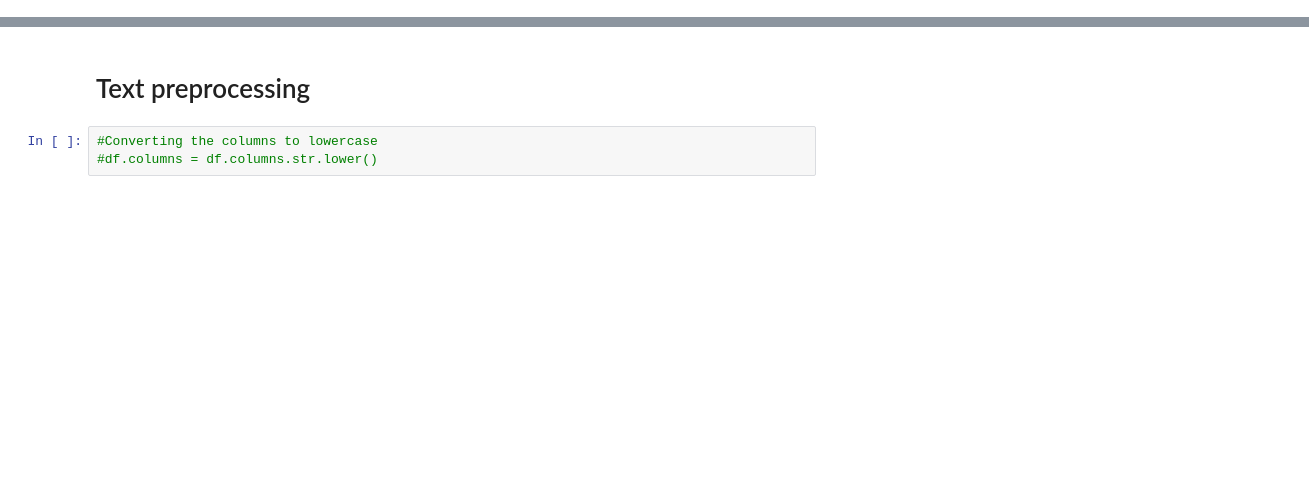
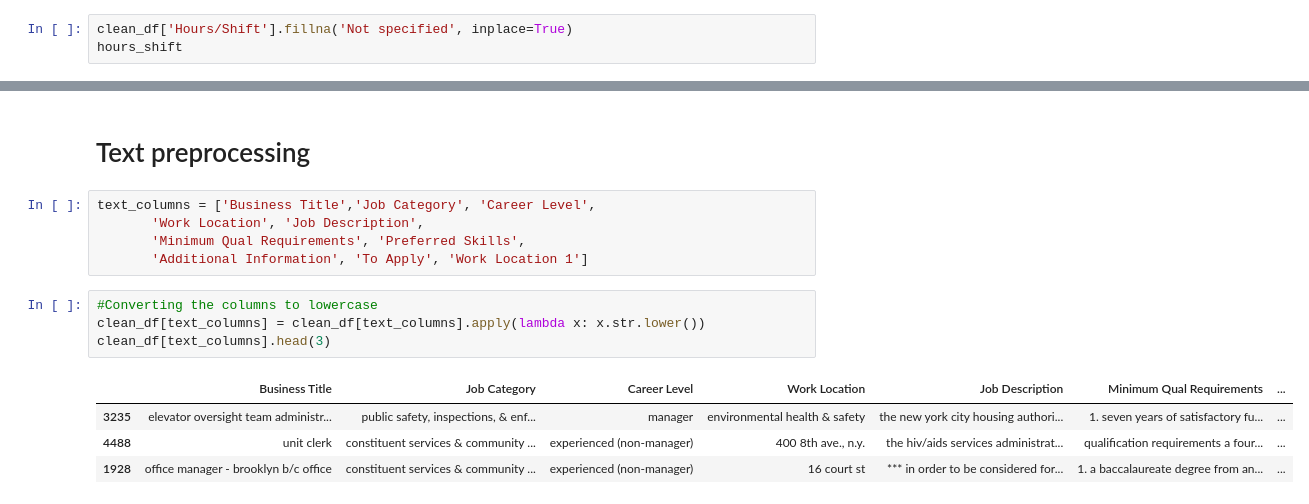
Before and after one commit to ephalt/job-listing-classification-NLP, a Jupyter notebook: Notebook/Job-listing-classification-NLP.ipynb, the cells around one changed output, grey strips where cells are left out. Cells and saved outputs as stored; diff of their text form; blank space fills up the shorter version.

Commit message:
text preprocessing

```diff
--- a/Notebook/Job-listing-classification-NLP.ipynb
+++ b/Notebook/Job-listing-classification-NLP.ipynb
@@ -232,0 +297,3 @@ Name: Work Location, Length: 382, dtype: int64
+# %%
+clean_df['Hours/Shift'].fillna('Not specified', inplace=True)
+hours_shift
@@ -233,5 +313,16 @@ Name: Work Location, Length: 382, dtype: int64
 # %% [markdown]
 # Text preprocessing
-# %%
-#Converting the columns to lowercase
-#df.columns = df.columns.str.lower()
+# %%
+text_columns = ['Business Title','Job Category', 'Career Level',
+       'Work Location', 'Job Description',
+       'Minimum Qual Requirements', 'Preferred Skills',
+       'Additional Information', 'To Apply', 'Work Location 1']
+# %%
+#Converting the columns to lowercase
+clean_df[text_columns] = clean_df[text_columns].apply(lambda x: x.str.lower())
+clean_df[text_columns].head(3)
+# %% [output]
+|  | Business Title | Job Category | Career Level | Work Location | Job Description | Minimum Qual Requirements | ... |
+| 3235 | elevator oversight team administr... | public safety, inspections, & enf... | manager | environmental health & safety | the new york city housing authori... | 1. seven years of satisfactory fu... | ... |
+| 4488 | unit clerk | constituent services & community ... | experienced (non-manager) | 400 8th ave., n.y. | the hiv/aids services administrat... | qualification requirements a four... | ... |
+| 1928 | office manager - brooklyn b/c office | constituent services & community ... | experienced (non-manager) | 16 court st | *** in order to be considered for... | 1. a baccalaureate degree from an... | ... |
```
Also changed, not shown: parts of 22 cells of this notebook.
